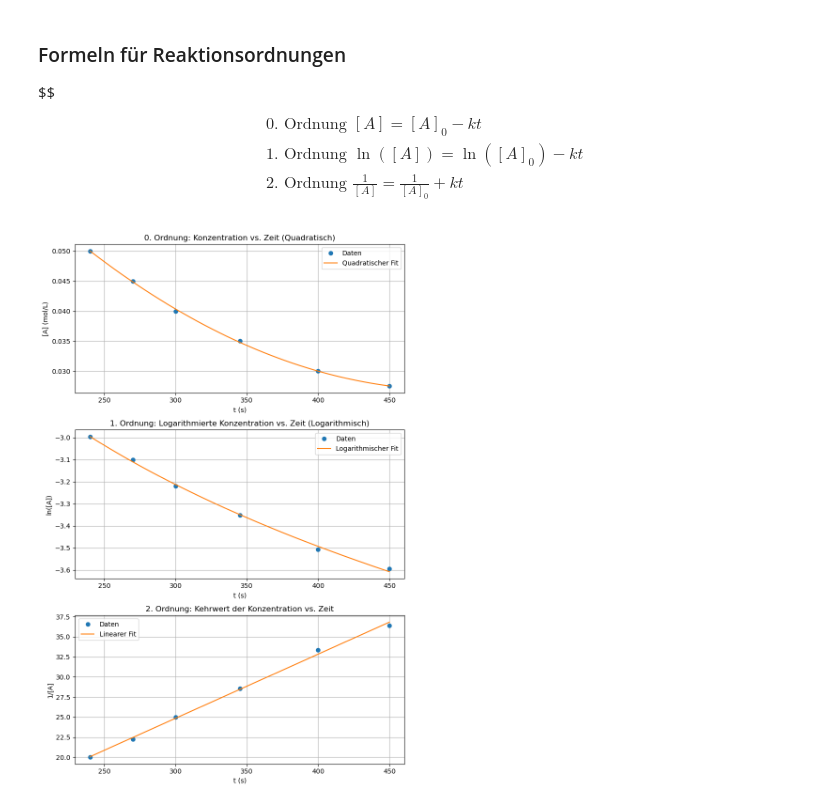
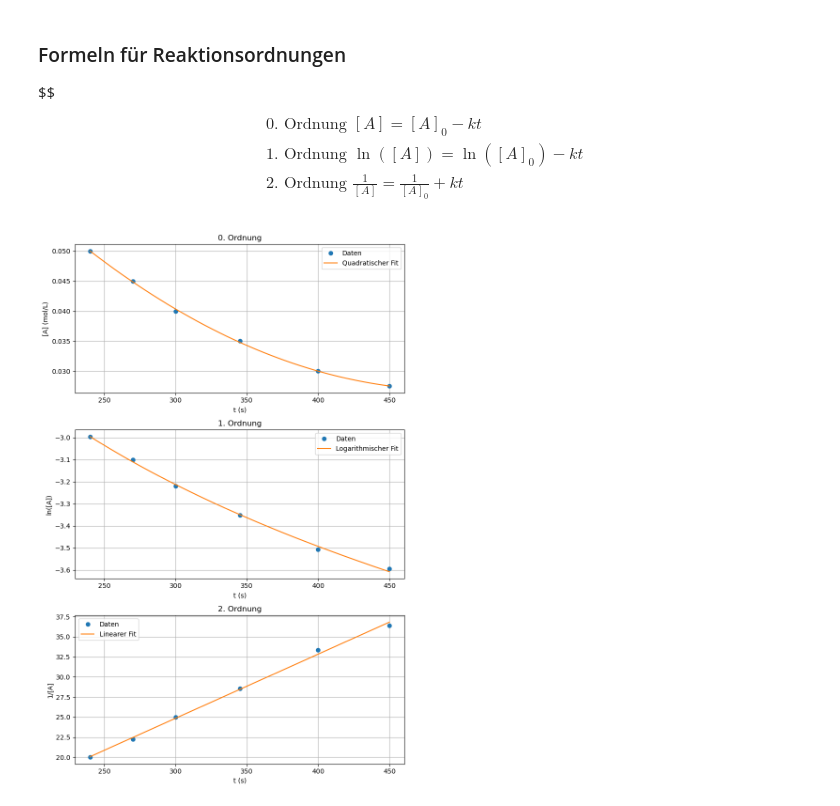
Before and after one commit to Lemonatix/how-to-python, a Jupyter notebook: chem_python/ChemieBlatt6A4.ipynb, the cells around one changed output. Saved outputs shown, nothing was run; the diff lists cells and outputs as text; code cells hidden in the pictures.

```diff
--- a/chem_python/ChemieBlatt6A4.ipynb
+++ b/chem_python/ChemieBlatt6A4.ipynb
@@ -32,50 +32,50 @@ df["ln([A])"] = np.log(df["[A] (mol/L)"])
 df["1/[A]"] = 1 / df["[A] (mol/L)"]
 
 # Definition von Fit-Funktionen
-def quadratic_zero_order(t, a, b, c):
+def zero_order(t, a, b, c):
     return a * t**2 + b * t + c
 
-def logarithmic_first_order(t, a, b):
+def first_order(t, a, b):
     return a * np.log(t) + b
 
 def second_order(t, k, A0):
     return 1 / A0 + k * t
 
 # Anpassung der Daten an die Fits
-popt_zero_quad, _ = curve_fit(quadratic_zero_order, df["t (s)"], df["[A] (mol/L)"])
-popt_first_log, _ = curve_fit(logarithmic_first_order, df["t (s)"], df["ln([A])"])
+popt_zero, _ = curve_fit(zero_order, df["t (s)"], df["[A] (mol/L)"])
+popt_first, _ = curve_fit(first_order, df["t (s)"], df["ln([A])"])
 popt_second, _ = curve_fit(second_order, df["t (s)"], df["1/[A]"])
 
 # für kontinuierlicheren Datenpunkten
 t_fine = np.linspace(df["t (s)"].min(), df["t (s)"].max(), 1000)
 
 fig, axs = plt.subplots(3, 1, figsize=(8, 12))
 
 axs[0].plot(df["t (s)"], df["[A] (mol/L)"], 'o', label="Daten")
-axs[0].plot(t_fine, quadratic_zero_order(t_fine, *popt_zero_quad), '-', label="Quadratischer Fit")
+axs[0].plot(t_fine, zero_order(t_fine, *popt_zero), '-', label="Quadratischer Fit")
 axs[0].set_xlabel("t (s)")
 axs[0].set_ylabel("[A] (mol/L)")
-axs[0].set_title("0. Ordnung: Konzentration vs. Zeit (Quadratisch)")
+axs[0].set_title("0. Ordnung")
 axs[0].grid()
 axs[0].legend()
 
 axs[1].plot(df["t (s)"], df["ln([A])"], 'o', label="Daten")
-axs[1].plot(t_fine, logarithmic_first_order(t_fine, *popt_first_log), '-', label="Logarithmischer Fit")
+axs[1].plot(t_fine, first_order(t_fine, *popt_first), '-', label="Logarithmischer Fit")
 axs[1].set_xlabel("t (s)")
 axs[1].set_ylabel("ln([A])")
-axs[1].set_title("1. Ordnung: Logarithmierte Konzentration vs. Zeit (Logarithmisch)")
+axs[1].set_title("1. Ordnung")
 axs[1].grid()
 axs[1].legend()
 
 axs[2].plot(df["t (s)"], df["1/[A]"], 'o', label="Daten")
 axs[2].plot(t_fine, second_order(t_fine, *popt_second), '-', label="Linearer Fit")
 axs[2].set_xlabel("t (s)")
 axs[2].set_ylabel("1/[A]")
-axs[2].set_title("2. Ordnung: Kehrwert der Konzentration vs. Zeit")
+axs[2].set_title("2. Ordnung")
 axs[2].grid()
 axs[2].legend()
 
 plt.tight_layout()
 plt.show()
 # %% [output]
-[figure, old version]
+[figure, new version]
```
